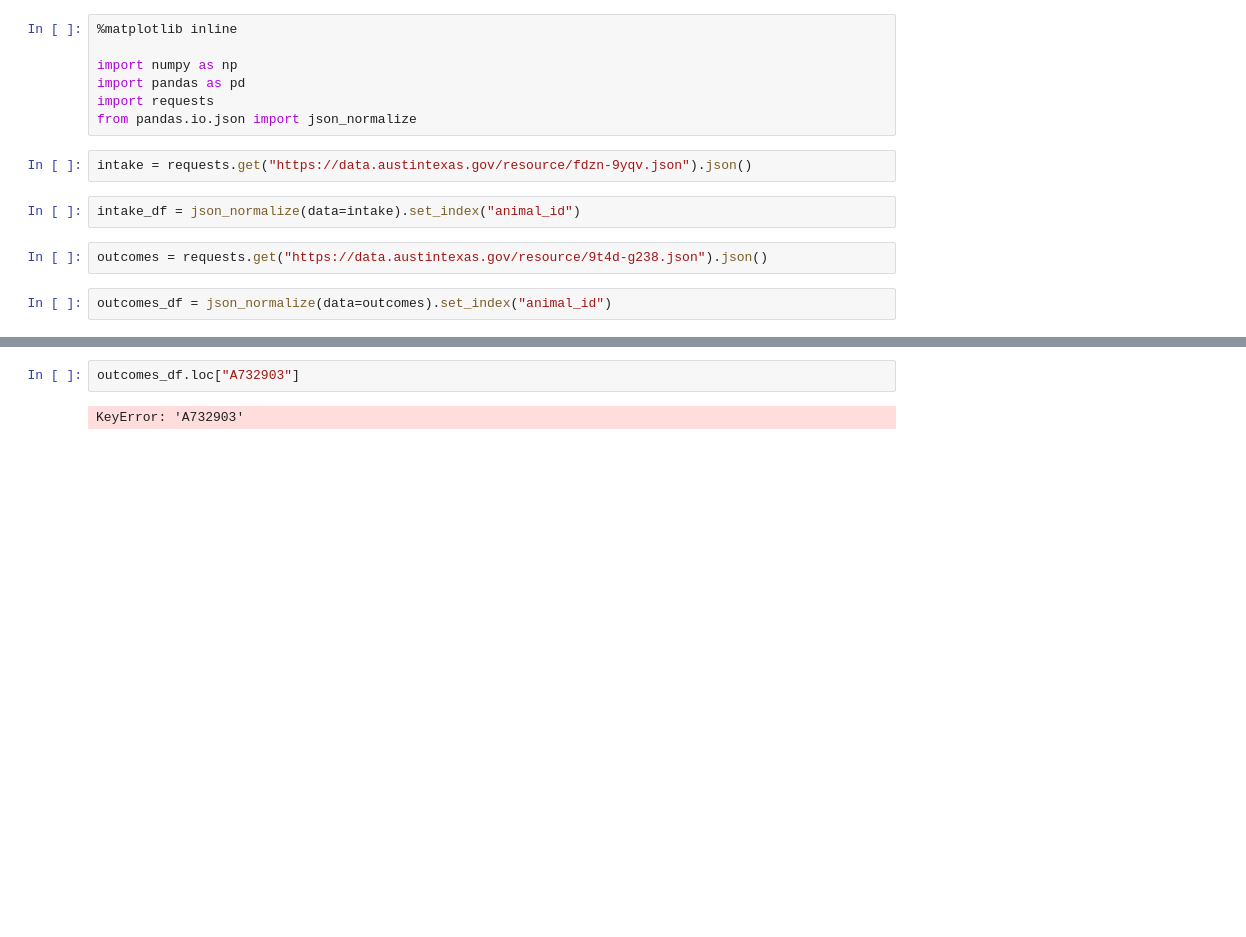
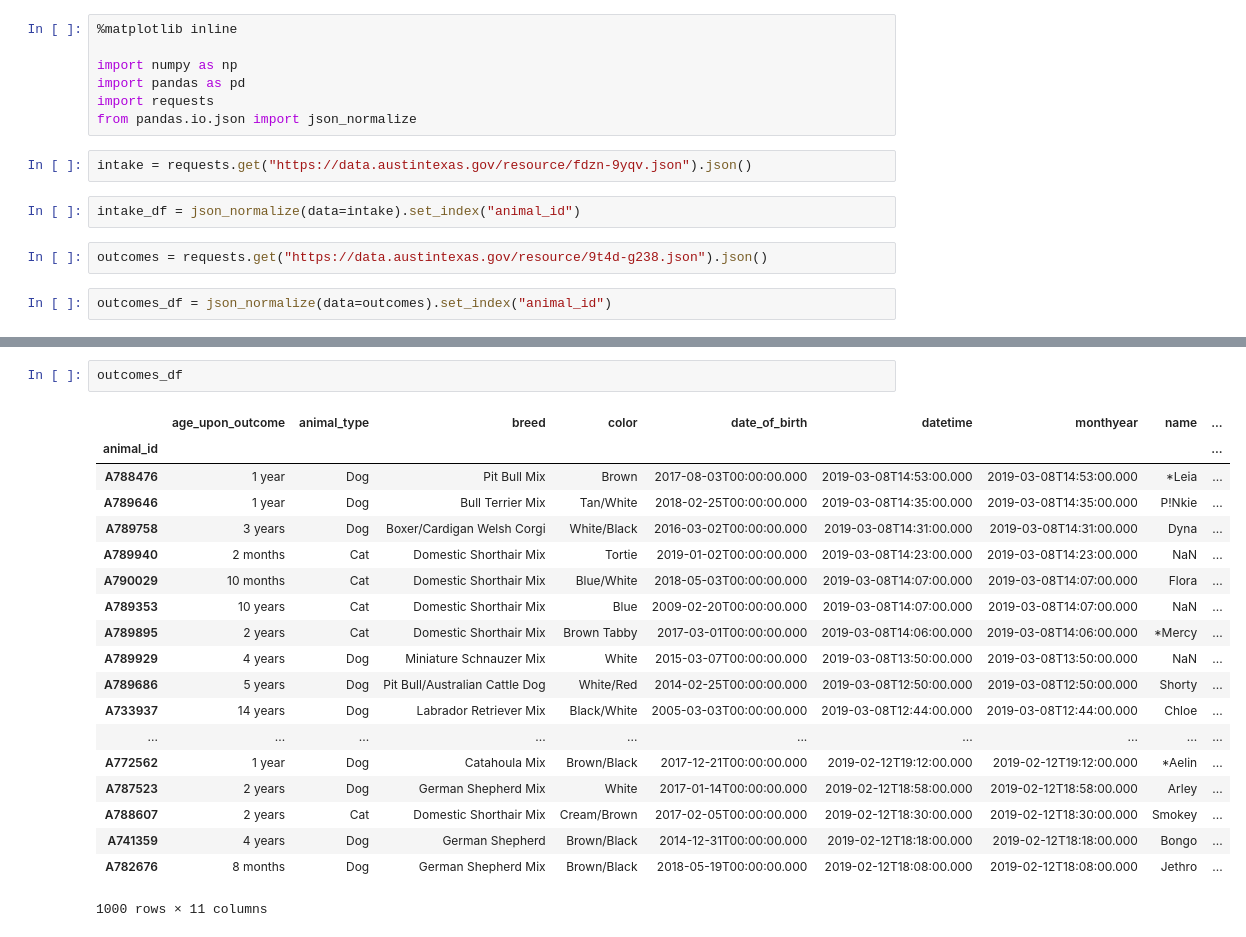
Before and after one commit to rohanvembar/data-science-project, a Jupyter notebook: notebooks/Data Collection and Cleaning.ipynb, the cells around one changed output, grey strips where cells are left out. Drawn from its saved outputs; the diff is of its cells as text; blank space fills up the shorter version.

```diff
--- a/notebooks/Data Collection and Cleaning.ipynb
+++ b/notebooks/Data Collection and Cleaning.ipynb
@@ -66,4 +67,22 @@ intake_df
 # %%
-outcomes_df.loc["A732903"]
+outcomes_df
 # %% [output]
+|  | age_upon_outcome | animal_type | breed | color | date_of_birth | datetime | monthyear | name | ... |
+| animal_id |  |  |  |  |  |  |  |  | ... |
+| A788476 | 1 year | Dog | Pit Bull Mix | Brown | 2017-08-03T00:00:00.000 | 2019-03-08T14:53:00.000 | 2019-03-08T14:53:00.000 | *Leia | ... |
+| A789646 | 1 year | Dog | Bull Terrier Mix | Tan/White | 2018-02-25T00:00:00.000 | 2019-03-08T14:35:00.000 | 2019-03-08T14:35:00.000 | P!Nkie | ... |
+| A789758 | 3 years | Dog | Boxer/Cardigan Welsh Corgi | White/Black | 2016-03-02T00:00:00.000 | 2019-03-08T14:31:00.000 | 2019-03-08T14:31:00.000 | Dyna | ... |
+| A789940 | 2 months | Cat | Domestic Shorthair Mix | Tortie | 2019-01-02T00:00:00.000 | 2019-03-08T14:23:00.000 | 2019-03-08T14:23:00.000 | NaN | ... |
+| A790029 | 10 months | Cat | Domestic Shorthair Mix | Blue/White | 2018-05-03T00:00:00.000 | 2019-03-08T14:07:00.000 | 2019-03-08T14:07:00.000 | Flora | ... |
+| A789353 | 10 years | Cat | Domestic Shorthair Mix | Blue | 2009-02-20T00:00:00.000 | 2019-03-08T14:07:00.000 | 2019-03-08T14:07:00.000 | NaN | ... |
+| A789895 | 2 years | Cat | Domestic Shorthair Mix | Brown Tabby | 2017-03-01T00:00:00.000 | 2019-03-08T14:06:00.000 | 2019-03-08T14:06:00.000 | *Mercy | ... |
+| A789929 | 4 years | Dog | Miniature Schnauzer Mix | White | 2015-03-07T00:00:00.000 | 2019-03-08T13:50:00.000 | 2019-03-08T13:50:00.000 | NaN | ... |
+| A789686 | 5 years | Dog | Pit Bull/Australian Cattle Dog | White/Red | 2014-02-25T00:00:00.000 | 2019-03-08T12:50:00.000 | 2019-03-08T12:50:00.000 | Shorty | ... |
+| A733937 | 14 years | Dog | Labrador Retriever Mix | Black/White | 2005-03-03T00:00:00.000 | 2019-03-08T12:44:00.000 | 2019-03-08T12:44:00.000 | Chloe | ... |
+| ... | ... | ... | ... | ... | ... | ... | ... | ... | ... |
+| A772562 | 1 year | Dog | Catahoula Mix | Brown/Black | 2017-12-21T00:00:00.000 | 2019-02-12T19:12:00.000 | 2019-02-12T19:12:00.000 | *Aelin | ... |
+| A787523 | 2 years | Dog | German Shepherd Mix | White | 2017-01-14T00:00:00.000 | 2019-02-12T18:58:00.000 | 2019-02-12T18:58:00.000 | Arley | ... |
+| A788607 | 2 years | Cat | Domestic Shorthair Mix | Cream/Brown | 2017-02-05T00:00:00.000 | 2019-02-12T18:30:00.000 | 2019-02-12T18:30:00.000 | Smokey | ... |
+| A741359 | 4 years | Dog | German Shepherd | Brown/Black | 2014-12-31T00:00:00.000 | 2019-02-12T18:18:00.000 | 2019-02-12T18:18:00.000 | Bongo | ... |
+| A782676 | 8 months | Dog | German Shepherd Mix | Brown/Black | 2018-05-19T00:00:00.000 | 2019-02-12T18:08:00.000 | 2019-02-12T18:08:00.000 | Jethro | ... |
-KeyError: 'A732903'
+1000 rows × 11 columns
```
Also changed, not shown: parts of 4 cells of this notebook, 1 other file.
